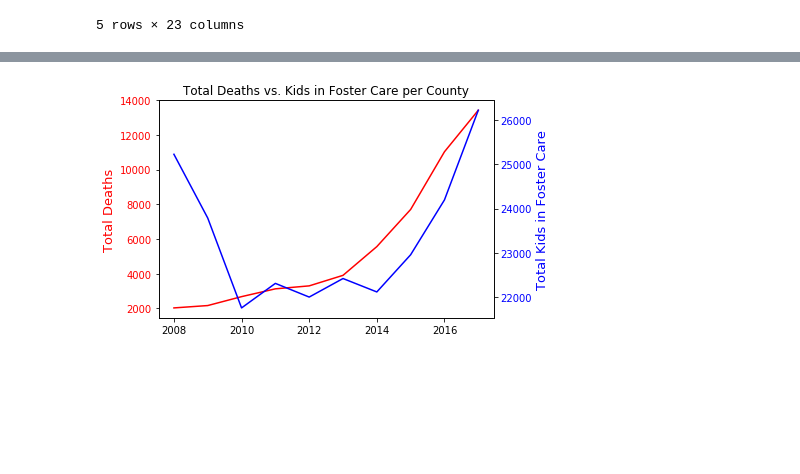
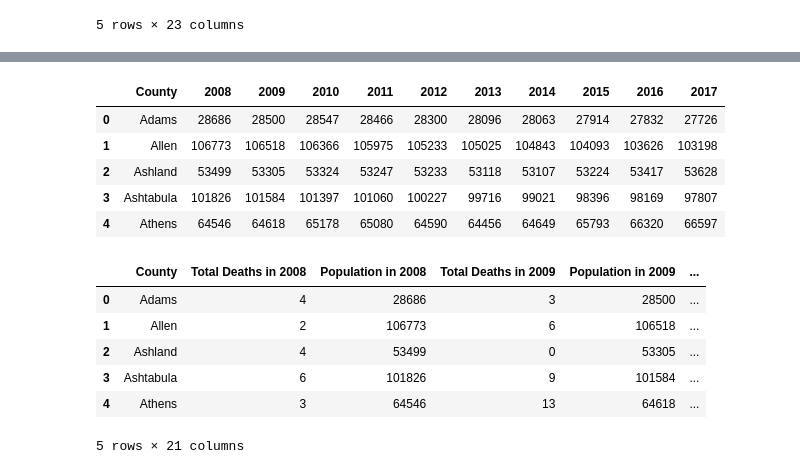
Before and after one commit to mervinator/project1group3, a Jupyter notebook: Project 1_PH/Death_Total_PH.ipynb, the cells around one changed output, grey strips where cells are left out. Drawn from its saved outputs; the diff is of its cells as text; code cells hidden in the pictures; blank space fills up the shorter version.

```diff
--- a/Project 1_PH/Death_Total_PH.ipynb
+++ b/Project 1_PH/Death_Total_PH.ipynb
@@ -391,19 +413,41 @@ plt.show()
-# %%
-fig, ax1 = plt.subplots()
-year = np.arange(2008, 2018, 1)
-ax1.plot(year, deaths, color="red", label="Total Deaths")
-ax1.set_ylabel("Total Deaths", fontsize=13, color="red")
-for label in ax1.get_yticklabels():
-    label.set_color("red")
-
-ax2 = ax1.twinx()
-ax2.plot(year, fosters, color="blue", label="Total Kids in Foster Care")
-ax2.set_ylabel("Total Kids in Foster Care", fontsize=13, color="blue")
-for label in ax2.get_yticklabels():
-    label.set_color("blue")
-
-plt.title("Total Deaths vs. Kids in Foster Care per County")
-
-plt.show()
-# %% [output]
-[figure, removed]
+# %%
+population_by_county_csv = "Resources_PH/Counties_by_Population.csv"
+
+population_per_county = pd.read_csv(population_by_county_csv)
+
+population_per_county.head()
+# %% [output]
+|  | County | 2008 | 2009 | 2010 | 2011 | 2012 | 2013 | 2014 | 2015 | 2016 | 2017 |
+| 0 | Adams | 28686 | 28500 | 28547 | 28466 | 28300 | 28096 | 28063 | 27914 | 27832 | 27726 |
+| 1 | Allen | 106773 | 106518 | 106366 | 105975 | 105233 | 105025 | 104843 | 104093 | 103626 | 103198 |
+| 2 | Ashland | 53499 | 53305 | 53324 | 53247 | 53233 | 53118 | 53107 | 53224 | 53417 | 53628 |
+| 3 | Ashtabula | 101826 | 101584 | 101397 | 101060 | 100227 | 99716 | 99021 | 98396 | 98169 | 97807 |
+| 4 | Athens | 64546 | 64618 | 65178 | 65080 | 64590 | 64456 | 64649 | 65793 | 66320 | 66597 |
+# %%
+merge7_df = pd.merge(deaths_per_year_county, population_per_county, on='County')
+deaths_and_population = merge7_df.rename(columns={"2008":"Population in 2008", "2009":"Population in 2009",
+                                                 "2010":"Population in 2010", "2011":"Population in 2011",
+                                                 "2012":"Population in 2012", "2013":"Population in 2013",
+                                                 "2014":"Population in 2014", "2015":"Population in 2015",
+                                                 "2016":"Population in 2016", "2017":"Population in 2017"})
+
+deaths_and_population = deaths_and_population[['County', 'Total Deaths in 2008', 'Population in 2008',
+                                               'Total Deaths in 2009', 'Population in 2009',
+                                               'Total Deaths in 2010', 'Population in 2010',
+                                               'Total Deaths in 2011', 'Population in 2011',
+                                               'Total Deaths in 2012', 'Population in 2012',
+                                               'Total Deaths in 2013', 'Population in 2013',
+                                               'Total Deaths in 2014', 'Population in 2014',
+                                               'Total Deaths in 2015', 'Population in 2015',
+                                               'Total Deaths in 2016', 'Population in 2016',
+                                               'Total Deaths in 2017', 'Population in 2017']]
+
+deaths_and_population.head()
+# %% [output]
+|  | County | Total Deaths in 2008 | Population in 2008 | Total Deaths in 2009 | Population in 2009 | ... |
+| 0 | Adams | 4 | 28686 | 3 | 28500 | ... |
+| 1 | Allen | 2 | 106773 | 6 | 106518 | ... |
+| 2 | Ashland | 4 | 53499 | 0 | 53305 | ... |
+| 3 | Ashtabula | 6 | 101826 | 9 | 101584 | ... |
+| 4 | Athens | 3 | 64546 | 13 | 64618 | ... |
+5 rows × 21 columns
```
Also changed, not shown: parts of 7 cells of this notebook, 7 other files.
